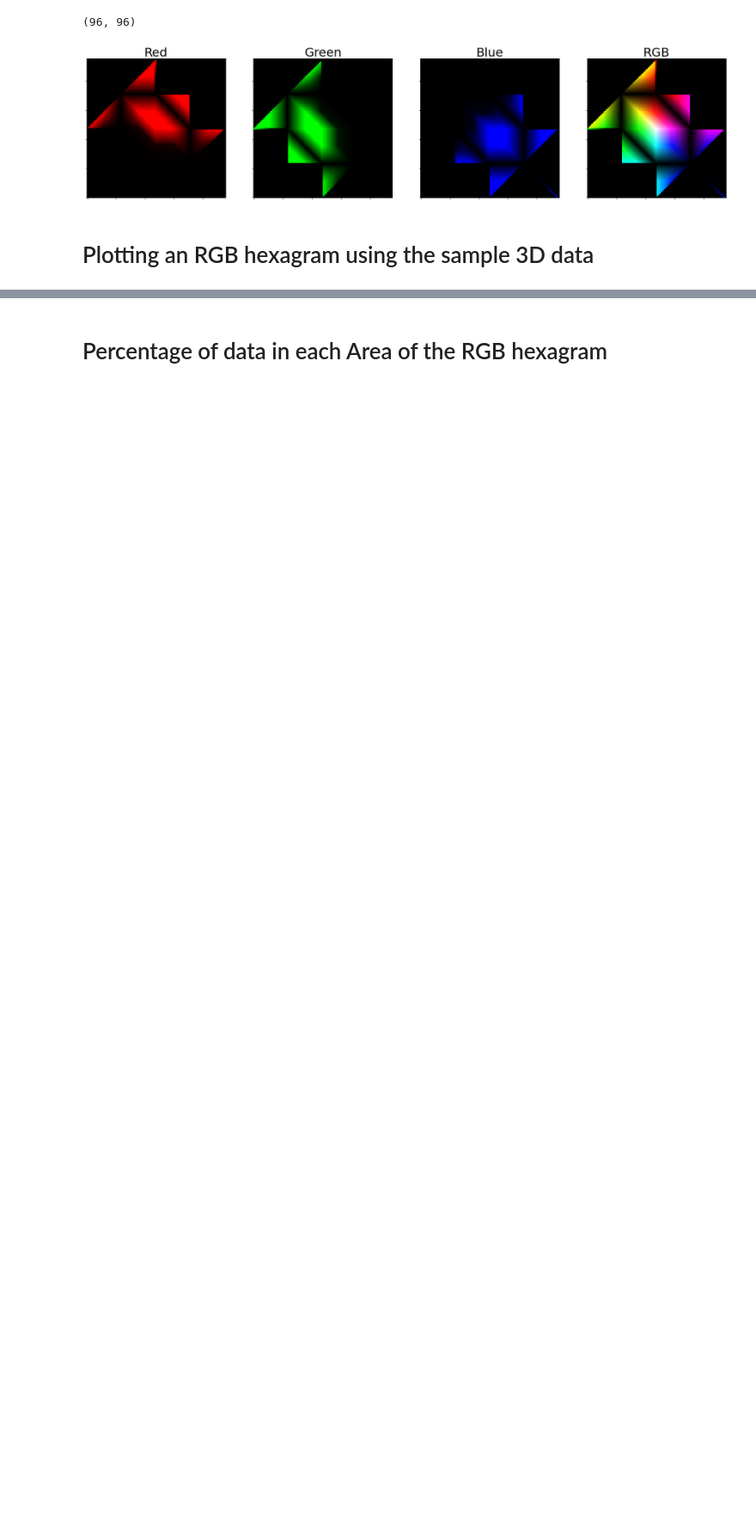
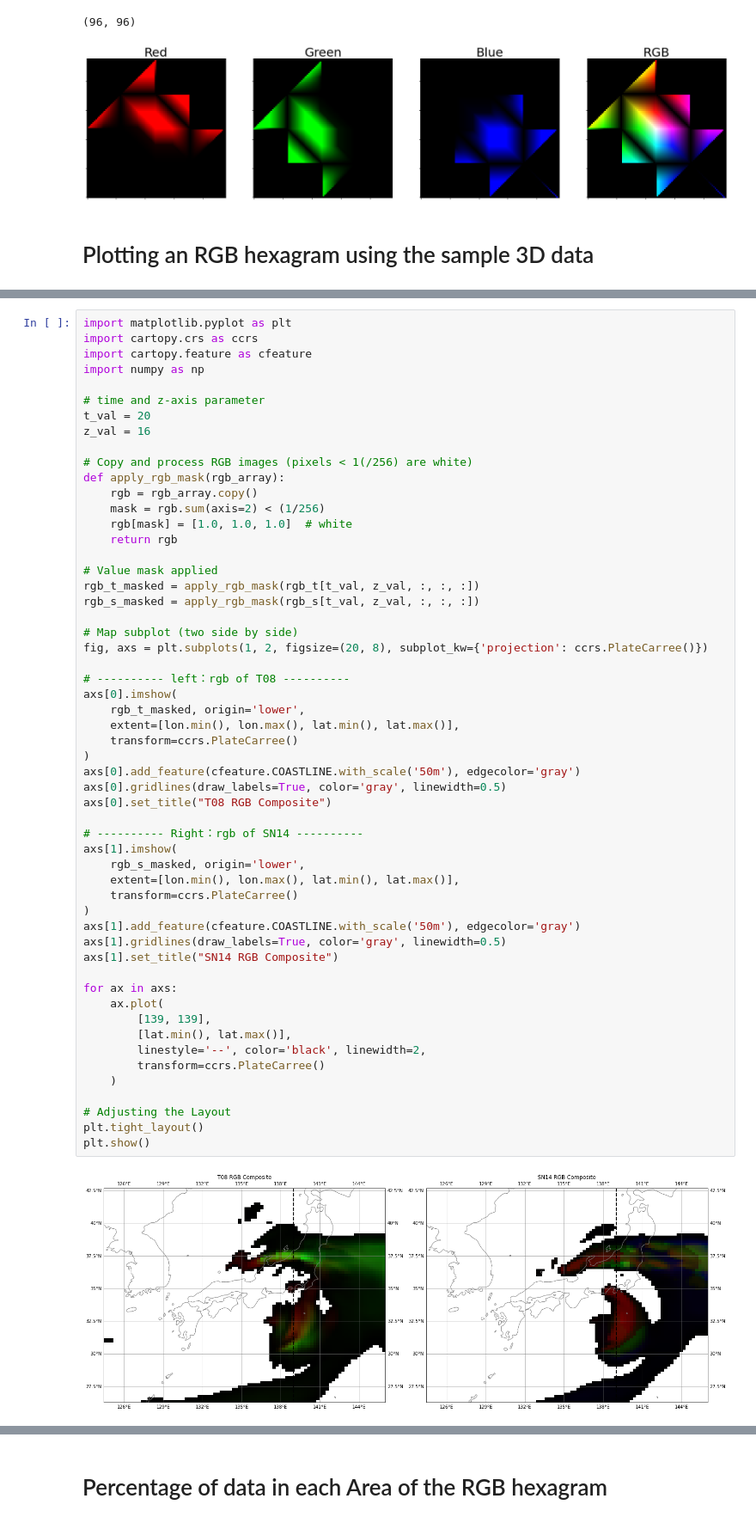
Before and after one commit to konchasu/RGB_hexagram_CRM, a Jupyter notebook: RGB_hexagram_tutorial_for_SCALE_comparison.ipynb, the cells around one changed output, grey strips where cells are left out. Shown at 86% size. Cells and saved outputs as stored; diff of their text form; blank space fills up the shorter version.

```diff
--- a/RGB_hexagram_tutorial_for_SCALE_comparison.ipynb
+++ b/RGB_hexagram_tutorial_for_SCALE_comparison.ipynb
@@ -673,0 +511,57 @@ plt.show()
+# %%
+import matplotlib.pyplot as plt
+import cartopy.crs as ccrs
+import cartopy.feature as cfeature
+import numpy as np
+
+# time and z-axis parameter
+t_val = 20
+z_val = 16
+
+# Copy and process RGB images (pixels < 1(/256) are white)
+def apply_rgb_mask(rgb_array):
+    rgb = rgb_array.copy()
+    mask = rgb.sum(axis=2) < (1/256)
+    rgb[mask] = [1.0, 1.0, 1.0]  # white
+    return rgb
+
+# Value mask applied
+rgb_t_masked = apply_rgb_mask(rgb_t[t_val, z_val, :, :, :])
+rgb_s_masked = apply_rgb_mask(rgb_s[t_val, z_val, :, :, :])
+
+# Map subplot (two side by side)
+fig, axs = plt.subplots(1, 2, figsize=(20, 8), subplot_kw={'projection': ccrs.PlateCarree()})
+
+# ---------- left：rgb of T08 ----------
+axs[0].imshow(
+    rgb_t_masked, origin='lower',
+    extent=[lon.min(), lon.max(), lat.min(), lat.max()],
+    transform=ccrs.PlateCarree()
+)
+axs[0].add_feature(cfeature.COASTLINE.with_scale('50m'), edgecolor='gray')
+axs[0].gridlines(draw_labels=True, color='gray', linewidth=0.5)
+axs[0].set_title("T08 RGB Composite")
+
+# ---------- Right：rgb of SN14 ----------
+axs[1].imshow(
+    rgb_s_masked, origin='lower',
+    extent=[lon.min(), lon.max(), lat.min(), lat.max()],
+    transform=ccrs.PlateCarree()
+)
+axs[1].add_feature(cfeature.COASTLINE.with_scale('50m'), edgecolor='gray')
+axs[1].gridlines(draw_labels=True, color='gray', linewidth=0.5)
+axs[1].set_title("SN14 RGB Composite")
+
+for ax in axs:
+    ax.plot(
+        [139, 139],
+        [lat.min(), lat.max()],
+        linestyle='--', color='black', linewidth=2,
+        transform=ccrs.PlateCarree()
+    )
+
+# Adjusting the Layout
+plt.tight_layout()
+plt.show()
+# %% [output]
+[figure, added]
```
Also changed, not shown: parts of 64 cells of this notebook.
